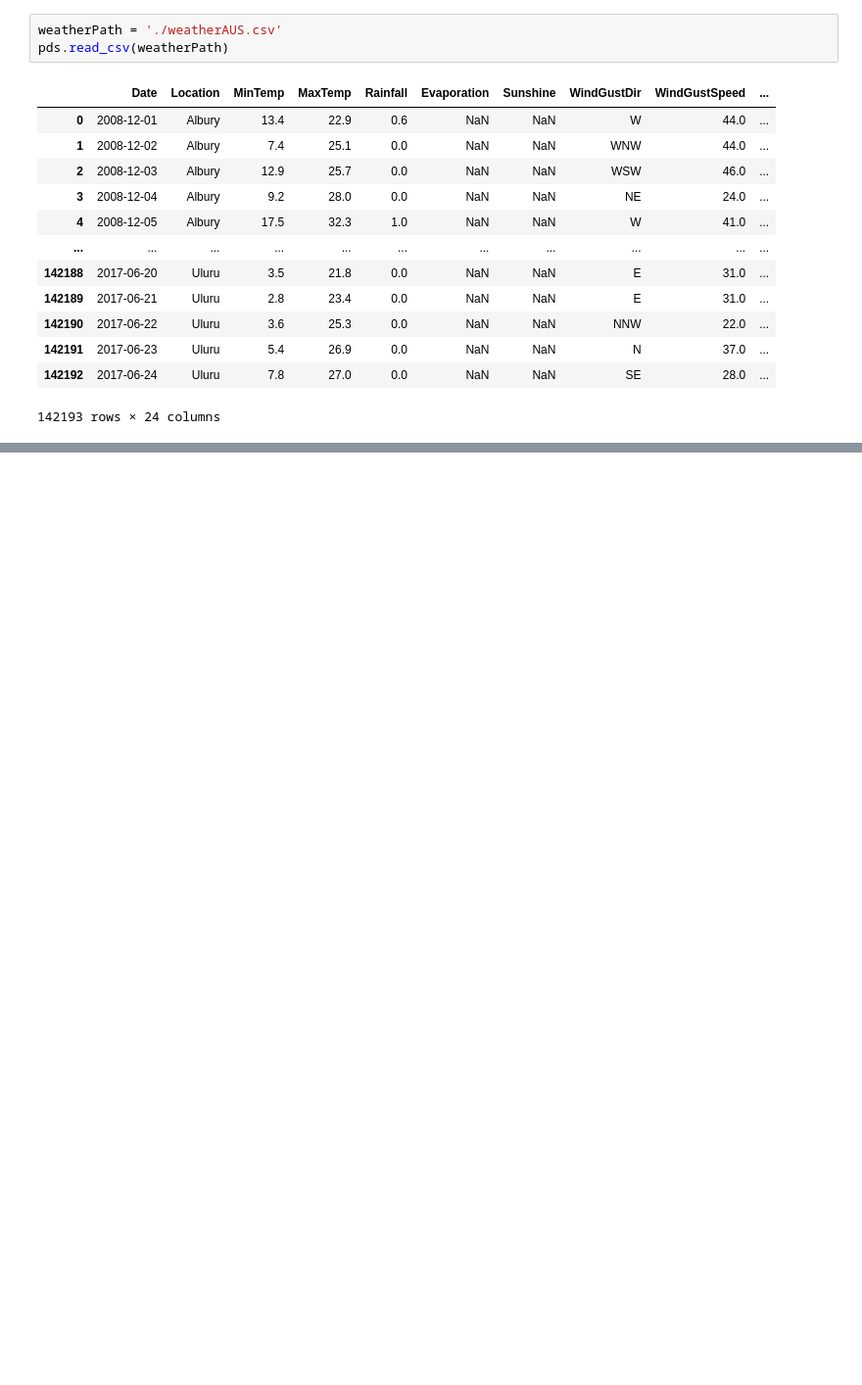
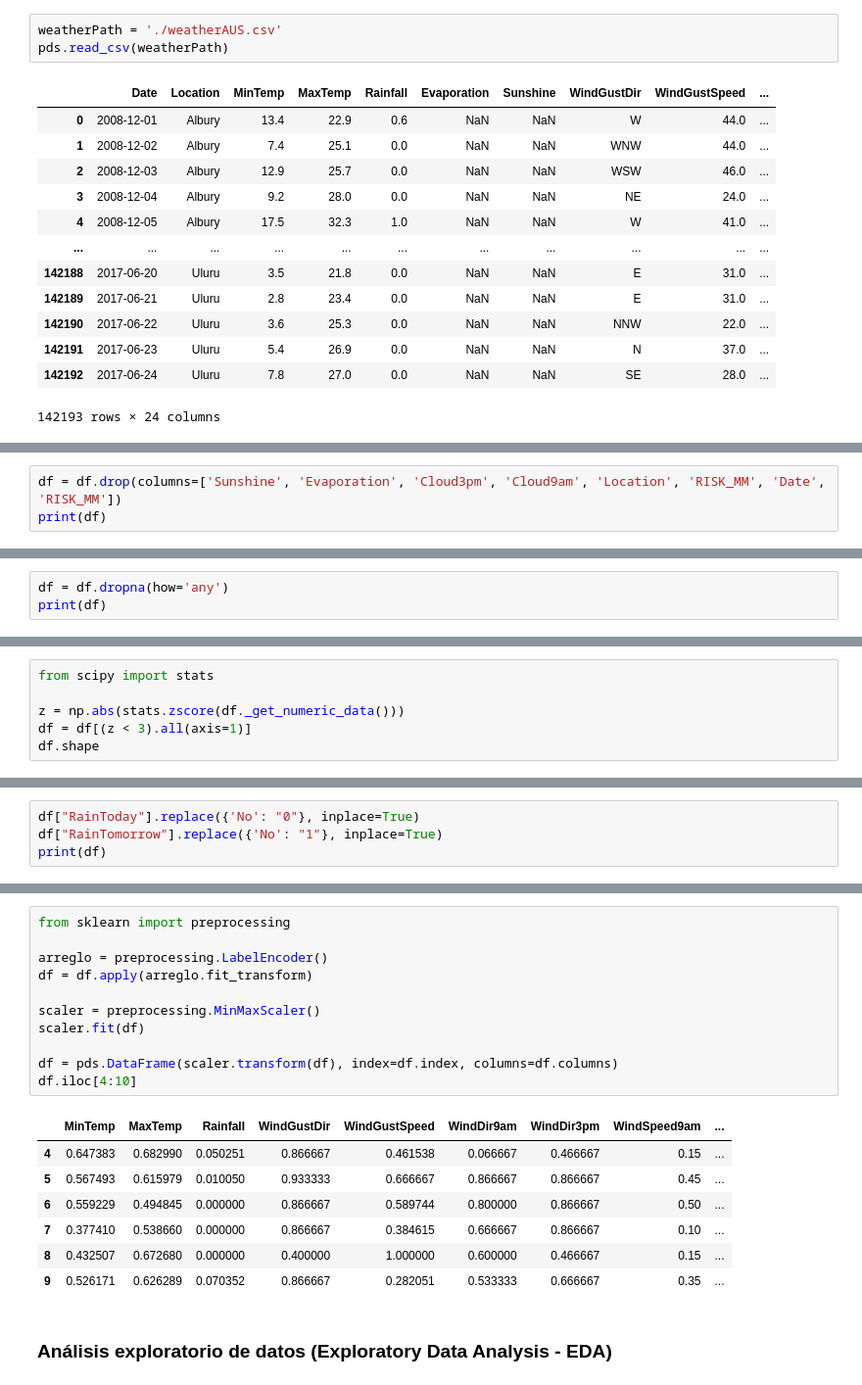
Before and after one commit to asiermarin/Sistemas.Inteligentes, a Jupyter notebook: Practica.1/Práctica_1.ipynb, the cells around one changed output, grey strips where cells are left out. Shown: that part at 98% size. Cells and saved outputs as stored; diff of their text form; blank space fills up the shorter version.

```diff
--- a/Practica.1/Práctica_1.ipynb
+++ b/Practica.1/Práctica_1.ipynb
@@ -115,0 +81,3 @@ Y este es el final de la Práctica 1. En la siguiente práctica construiremos di
+# %%
+df = df.drop(columns=['Sunshine', 'Evaporation', 'Cloud3pm', 'Cloud9am', 'Location', 'RISK_MM', 'Date', 'RISK_MM'])
+print(df)
@@ -115,0 +105,3 @@ Y este es el final de la Práctica 1. En la siguiente práctica construiremos di
+# %%
+df = df.dropna(how='any')
+print(df)
@@ -115,0 +147,6 @@ Y este es el final de la Práctica 1. En la siguiente práctica construiremos di
+# %%
+from scipy import stats
+
+z = np.abs(stats.zscore(df._get_numeric_data()))
+df = df[(z < 3).all(axis=1)]
+df.shape
@@ -115,0 +157,4 @@ Y este es el final de la Práctica 1. En la siguiente práctica construiremos di
+# %%
+df["RainToday"].replace({'No': "0"}, inplace=True)
+df["RainTomorrow"].replace({'No': "1"}, inplace=True)
+print(df)
@@ -115,0 +192,21 @@ Y este es el final de la Práctica 1. En la siguiente práctica construiremos di
+# %%
+from sklearn import preprocessing
+
+arreglo = preprocessing.LabelEncoder()
+df = df.apply(arreglo.fit_transform)
+
+scaler = preprocessing.MinMaxScaler()
+scaler.fit(df)
+
+df = pds.DataFrame(scaler.transform(df), index=df.index, columns=df.columns)
+df.iloc[4:10]
+# %% [output]
+|  | MinTemp | MaxTemp | Rainfall | WindGustDir | WindGustSpeed | WindDir9am | WindDir3pm | WindSpeed9am | ... |
+| 4 | 0.647383 | 0.682990 | 0.050251 | 0.866667 | 0.461538 | 0.066667 | 0.466667 | 0.15 | ... |
+| 5 | 0.567493 | 0.615979 | 0.010050 | 0.933333 | 0.666667 | 0.866667 | 0.866667 | 0.45 | ... |
+| 6 | 0.559229 | 0.494845 | 0.000000 | 0.866667 | 0.589744 | 0.800000 | 0.866667 | 0.50 | ... |
+| 7 | 0.377410 | 0.538660 | 0.000000 | 0.866667 | 0.384615 | 0.666667 | 0.866667 | 0.10 | ... |
+| 8 | 0.432507 | 0.672680 | 0.000000 | 0.400000 | 1.000000 | 0.600000 | 0.466667 | 0.15 | ... |
+| 9 | 0.526171 | 0.626289 | 0.070352 | 0.866667 | 0.282051 | 0.533333 | 0.666667 | 0.35 | ... |
+# %% [markdown]
+### Análisis exploratorio de datos (Exploratory Data Analysis - EDA)
```
Also changed, not shown: parts of 62 cells of this notebook, 14 other files.
